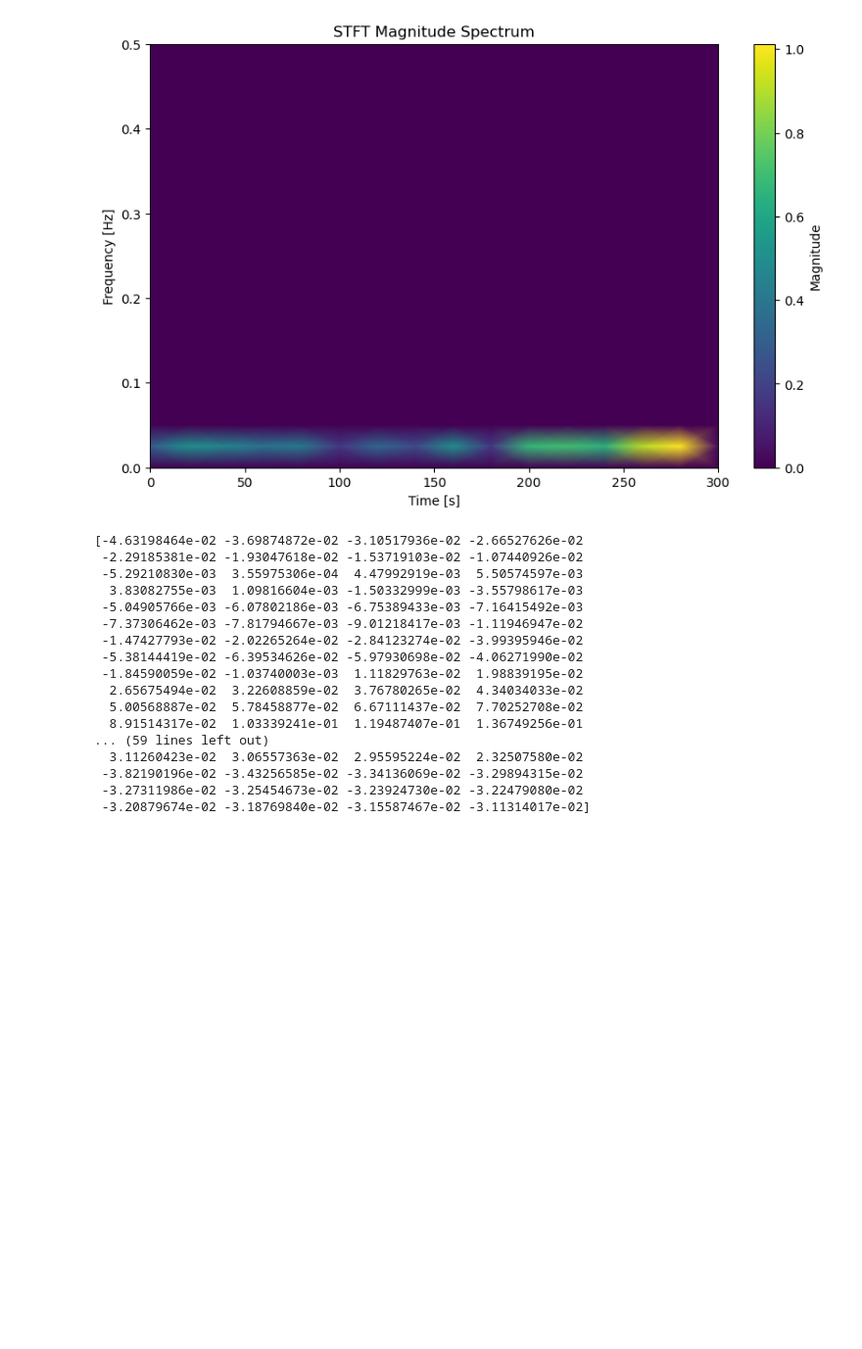
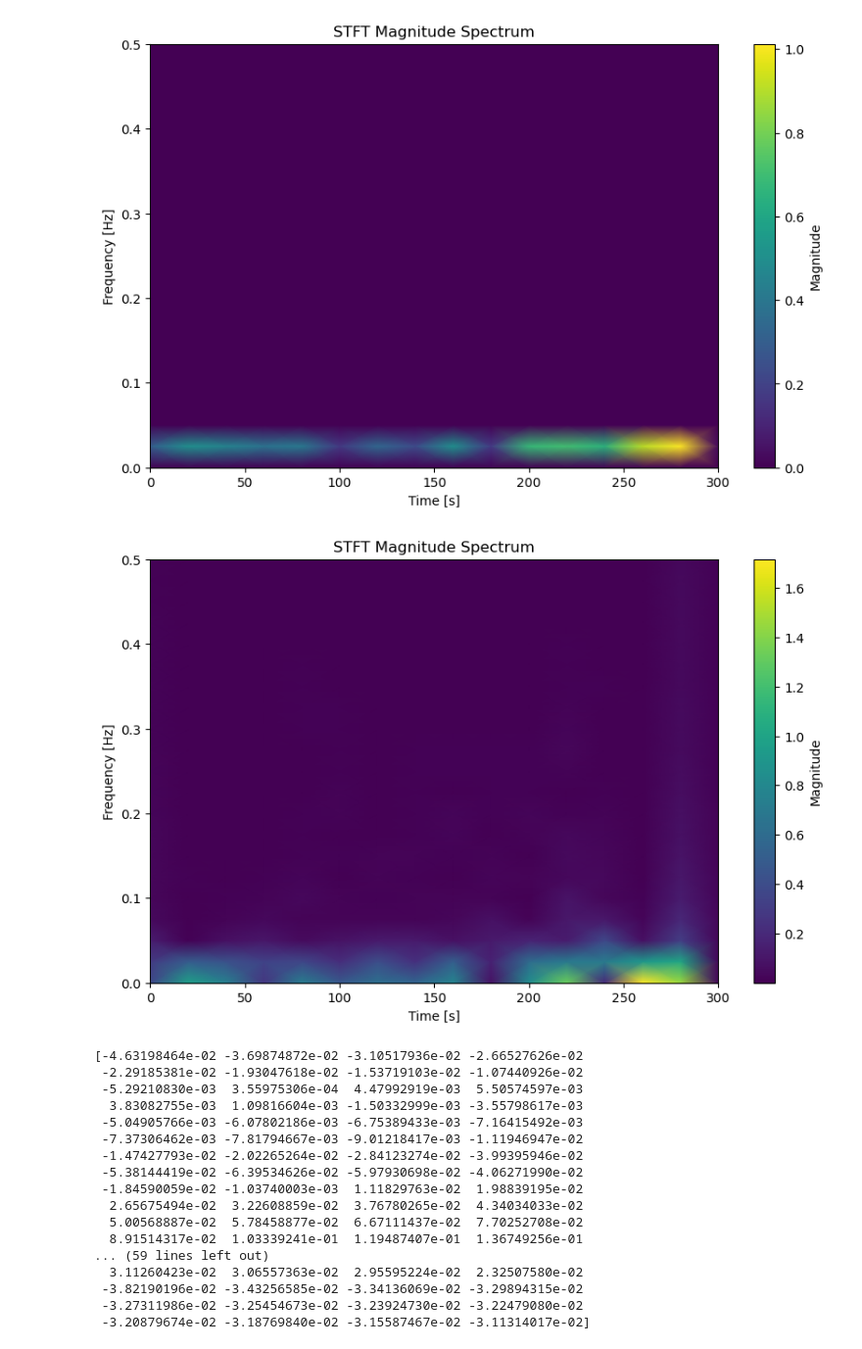
Before and after one commit to hjc0001/LIMESegment, a Jupyter notebook: Experiments/perturbNew.ipynb, the cells around one changed output. Shown at 98% size. Saved outputs shown, nothing was run; the diff lists cells and outputs as text; code cells hidden in the pictures; blank space fills up the shorter version.

```diff
--- a/Experiments/perturbNew.ipynb
+++ b/Experiments/perturbNew.ipynb
@@ -241,6 +241,19 @@ def perturb(perturbation_strategy, ts, index0, index1, global_ts = []):
         return RBPIndividualNew1(global_ts, ts, index0, index1)
     if perturbation_strategy == 'RBP2':
         return RBPIndividualNew2(global_ts, ts, index0, index1)
+# %%
+test_sig = X_train[1].flatten()
+f, t, Zxx = signal.stft(test_sig,fs = 1,nperseg=40, noverlap = 20)
+plt.figure(figsize=(10, 6))
+plt.pcolormesh(t, f, np.abs(Zxx), shading='gouraud')
+plt.title('STFT Magnitude Spectrum')
+plt.ylabel('Frequency [Hz]')
+plt.xlabel('Time [s]')
+plt.colorbar(label='Magnitude')
+plt.ylim(np.min(f), np.max(f))
+plt.show()
+# %% [output]
+[figure, added]
 # %%
 print((np.abs(rec1)-np.abs(rec))/rec)
 #print(np.abs(rec1))
```
Also changed, not shown: 17 other files.
